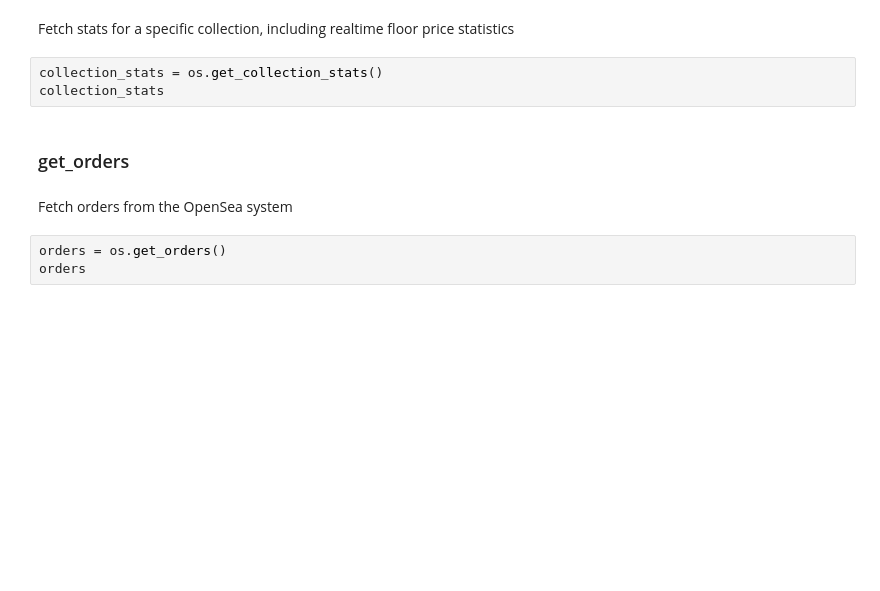
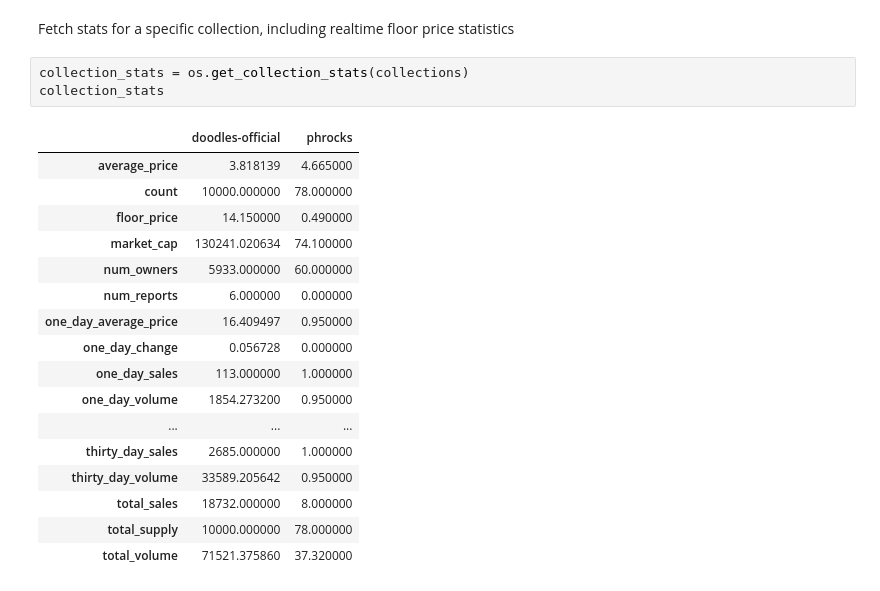
Before and after one commit to fairhopeweb/messari-python-api-private, a Jupyter notebook: examples/notebooks/OpenSea API Tutorial.ipynb, the cells around one changed output. Saved outputs shown, nothing was run; the diff lists cells and outputs as text; blank space fills up the shorter version.

```diff
--- a/examples/notebooks/OpenSea API Tutorial.ipynb
+++ b/examples/notebooks/OpenSea API Tutorial.ipynb
@@ -125,12 +111,23 @@ bundle
 # %% [markdown]
 Fetch stats for a specific collection, including realtime floor price statistics
 # %%
-collection_stats = os.get_collection_stats()
+collection_stats = os.get_collection_stats(collections)
 collection_stats
+# %% [output]
+|  | doodles-official | phrocks |
+| average_price | 3.818139 | 4.665000 |
+| count | 10000.000000 | 78.000000 |
+| floor_price | 14.150000 | 0.490000 |
+| market_cap | 130241.020634 | 74.100000 |
+| num_owners | 5933.000000 | 60.000000 |
+| num_reports | 6.000000 | 0.000000 |
+| one_day_average_price | 16.409497 | 0.950000 |
+| one_day_change | 0.056728 | 0.000000 |
+| one_day_sales | 113.000000 | 1.000000 |
+| one_day_volume | 1854.273200 | 0.950000 |
+| ... | ... | ... |
+| thirty_day_sales | 2685.000000 | 1.000000 |
+| thirty_day_volume | 33589.205642 | 0.950000 |
+| total_sales | 18732.000000 | 8.000000 |
+| total_supply | 10000.000000 | 78.000000 |
+| total_volume | 71521.375860 | 37.320000 |
-# %% [markdown]
-### get_orders
-# %% [markdown]
-Fetch orders from the OpenSea system
-# %%
-orders = os.get_orders()
-orders
```
Also changed, not shown: parts of 7 cells of this notebook, 48 other files.
